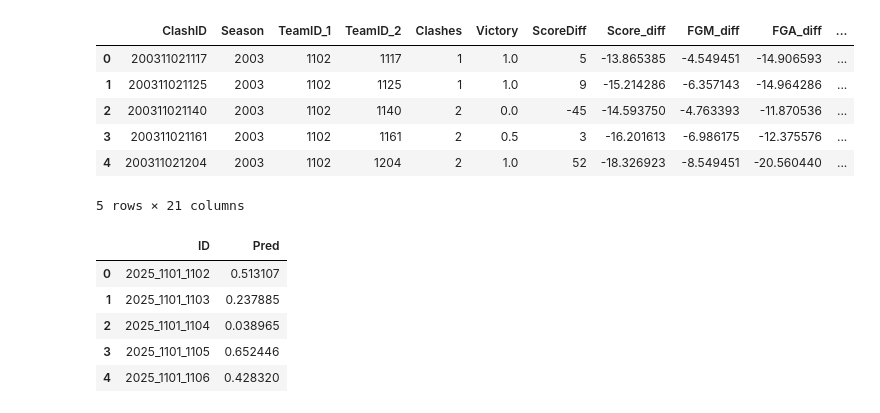
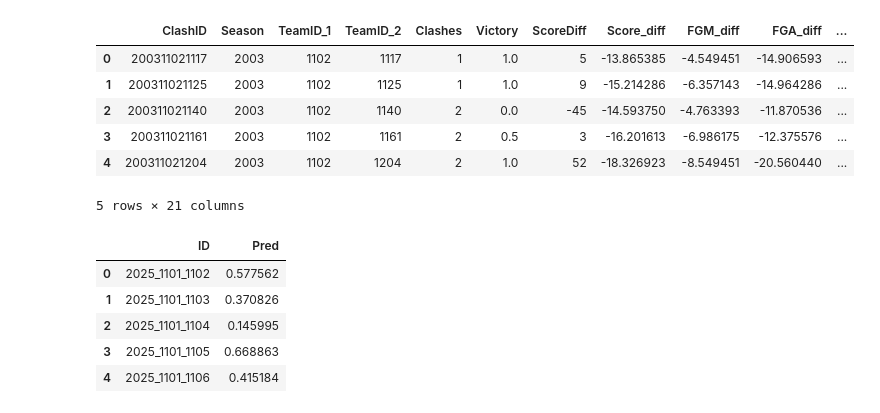
Before and after one commit to pedrochans/NCAA, a Jupyter notebook: model/NCAA_2025.ipynb, the cells around one changed output. Cells and saved outputs as stored; diff of their text form; code cells hidden in the pictures.

```diff
--- a/model/NCAA_2025.ipynb
+++ b/model/NCAA_2025.ipynb
@@ -591,10 +609,10 @@ features = [col for col in data.columns if col not in exclude_cols]
 
 # Use ScoreDiff as our target
 X_train = data[features]
-y_train = data['Victory']
+y_train = data['ScoreDiff']
 
 preprocessing = StandardScaler()
-model = LinearRegression()
+model = xgb.XGBRegressor(n_estimators=100, random_state=42)
 
 # Scale features
 X_train_scaled = preprocessing.fit_transform(X_train)
@@ -689,15 +759,17 @@ preprocessing = StandardScaler()
 X_scaled = preprocessing.fit_transform(X)
 
 y_pred = model.predict(X_scaled)
+
+y_prob = score_diff_to_probability(y_pred)
 # %%
 submission_1 = clashes_target_stats['ID'].to_frame()
-submission_1['Pred'] = y_pred
+submission_1['Pred'] = y_prob
 submission_1.head()
 # %% [output]
 |  | ID | Pred |
-| 0 | 2025_1101_1102 | 0.513107 |
-| 1 | 2025_1101_1103 | 0.237885 |
-| 2 | 2025_1101_1104 | 0.038965 |
-| 3 | 2025_1101_1105 | 0.652446 |
-| 4 | 2025_1101_1106 | 0.428320 |
+| 0 | 2025_1101_1102 | 0.577562 |
+| 1 | 2025_1101_1103 | 0.370826 |
+| 2 | 2025_1101_1104 | 0.145995 |
+| 3 | 2025_1101_1105 | 0.668863 |
+| 4 | 2025_1101_1106 | 0.415184 |
 # %%
```
Also changed, not shown: parts of 6 cells of this notebook.
